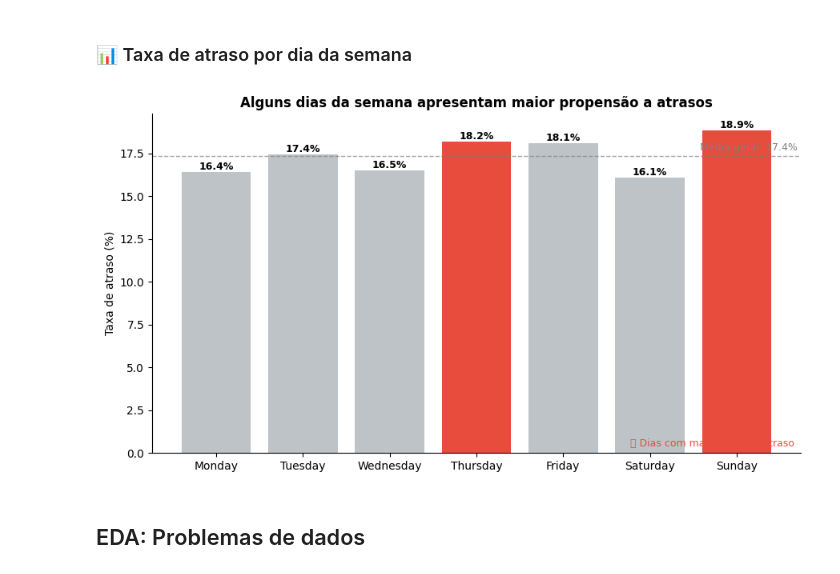
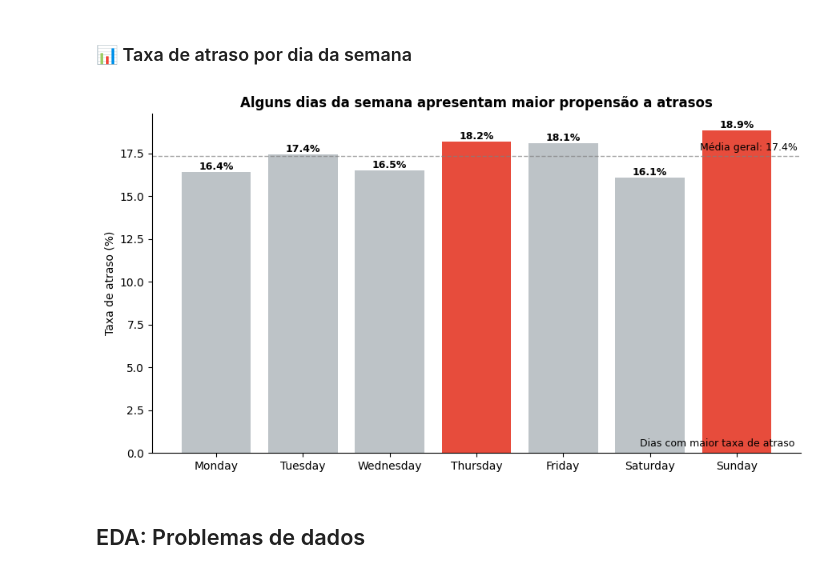
Before and after one commit to Projeto-3-FlightOnTime/Data-Science-, a Jupyter notebook: 01_EDA_FlightOnTime_v4.ipynb, the cells around one changed output. Cells and saved outputs as stored; diff of their text form; code cells hidden in the pictures.

```diff
--- a/01_EDA_FlightOnTime_v4.ipynb
+++ b/01_EDA_FlightOnTime_v4.ipynb
@@ -1263,37 +1319,45 @@ ax.text(
     media_geral + 0.3,
     f'Média geral: {media_geral:.1f}%',
     ha='right',
     fontsize=9,
-    color='gray'
+    color='black'
 )
 
 # Rótulos nas barras
 for bar in bars:
     altura = bar.get_height()
     ax.text(
         bar.get_x() + bar.get_width() / 2,
         altura,
         f'{altura:.1f}%',
         ha='center',
         va='bottom',
         fontsize=9,
         weight='bold'
     )
 
 # Legenda implícita
 ax.text(
     0.99, 0.02,
-    '🔴 Dias com maior taxa de atraso',
+    'Dias com maior taxa de atraso',
     transform=ax.transAxes,
     ha='right',
     fontsize=9,
-    color='#e74c3c'
+    color='black'
 )
 
 plt.tight_layout()
+
+# 👉 Salvar imagem
+plt.savefig(
+    "Taxa de atraso por dia da semana.png",
+    dpi=300,
+    bbox_inches="tight"
+)
+
 plt.show()
 # %% [output]
-[figure, old version]
+[figure, new version]
 # %% [markdown]
 ## EDA: Problemas de dados
 # %% [markdown]
```
Also changed, not shown: parts of 7 cells of this notebook.
